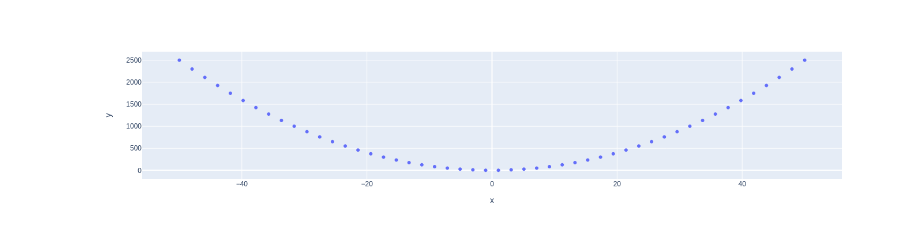
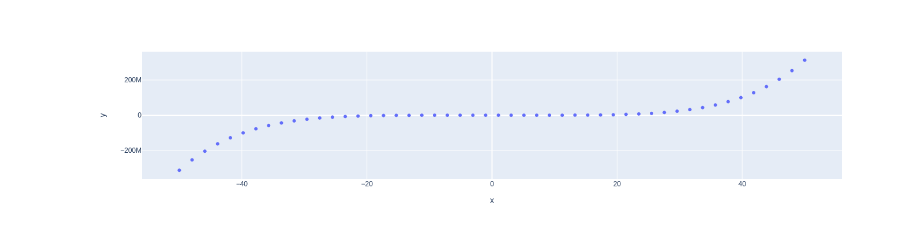
Before and after one commit to oballest/my-notebooks-repo, a Jupyter notebook: experiment1.ipynb, the cells around one changed output. Saved outputs shown, nothing was run; the diff lists cells and outputs as text; code cells hidden in the pictures.

```diff
--- a/experiment1.ipynb
+++ b/experiment1.ipynb
@@ -4,7 +4,7 @@ import plotly.express as px
 # x-axis data points
 x = np.linspace(start=-50, stop=50)
 # y-axis data points
-y = x ** 2
+y = x ** 5
 # define the plot
 fig = px.scatter(x=x, y=y)
 fig.show()
@@ -13 +12 @@ fig.show()
-[figure, old version]
+[figure, new version]
```
Also changed, not shown: parts of 1 cell of this notebook.
